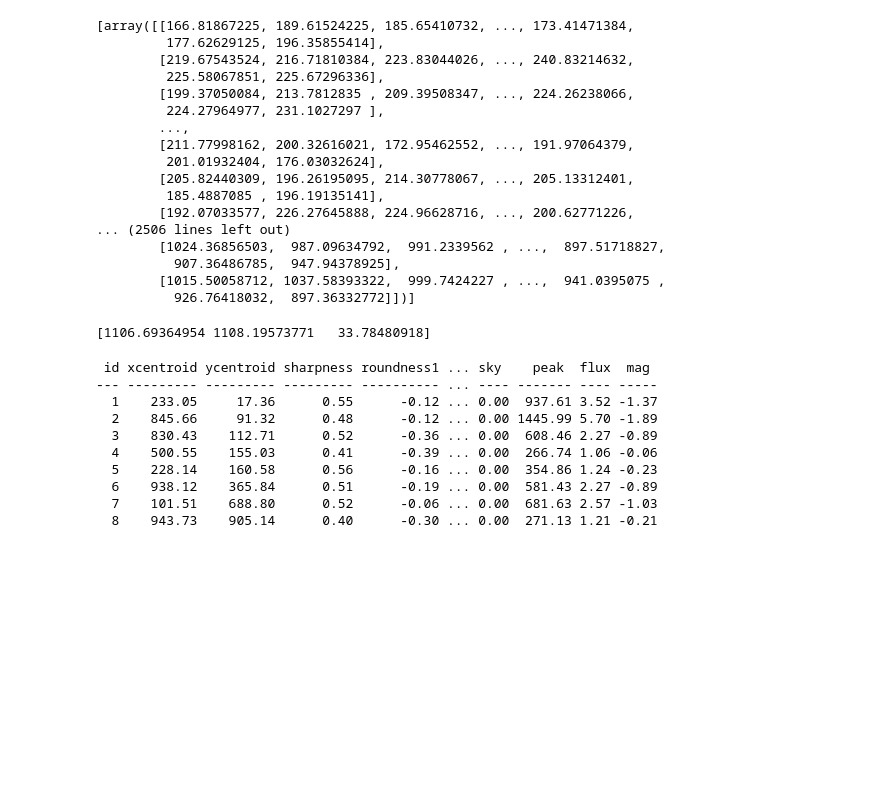
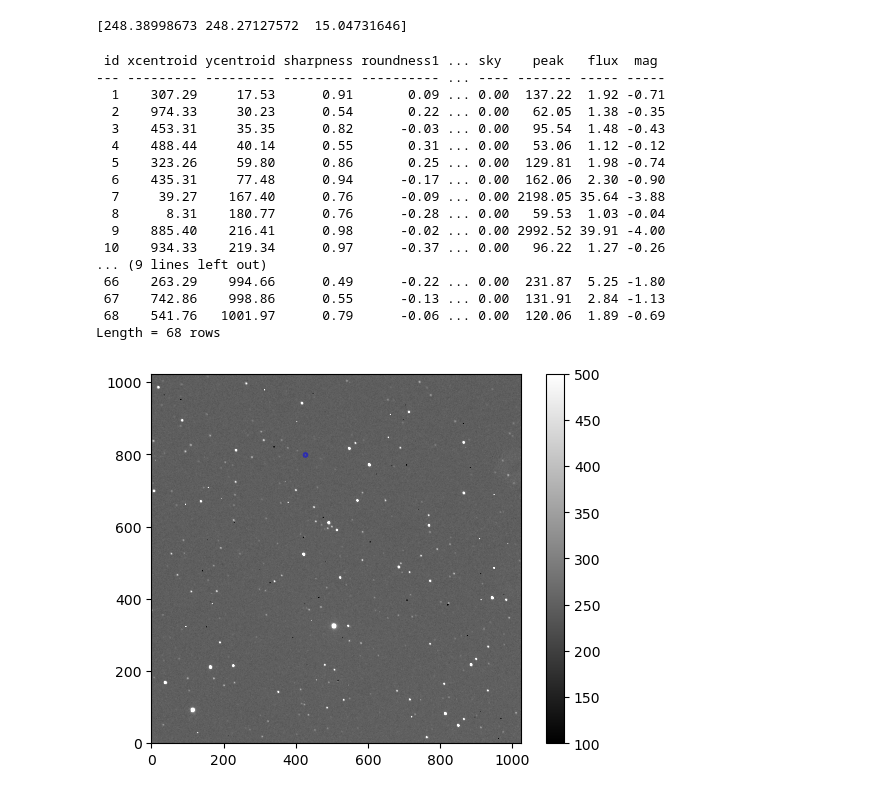
Before and after one commit to Zhengjingyi0823/AST443-Group5, a Jupyter notebook: AST443 Lab2.ipynb, the cells around one changed output. Saved outputs shown, nothing was run; the diff lists cells and outputs as text; code cells hidden in the pictures; blank space fills up the shorter version.

```diff
--- a/AST443 Lab2.ipynb
+++ b/AST443 Lab2.ipynb
@@ -105,45 +129,35 @@ for i in range(194):
-# %%
-calibrated_science
-# %% [output]
-[array([[166.81867225, 189.61524225, 185.65410732, ..., 173.41471384,
-         177.62629125, 196.35855414],
-        [219.67543524, 216.71810384, 223.83044026, ..., 240.83214632,
-         225.58067851, 225.67296336],
-        [199.37050084, 213.7812835 , 209.39508347, ..., 224.26238066,
-         224.27964977, 231.1027297 ],
-        ...,
-        [211.77998162, 200.32616021, 172.95462552, ..., 191.97064379,
-         201.01932404, 176.03032624],
-        [205.82440309, 196.26195095, 214.30778067, ..., 205.13312401,
-         185.4887085 , 196.19135141],
-        [192.07033577, 226.27645888, 224.96628716, ..., 200.62771226,
-... (2506 lines left out)
-        [1024.36856503,  987.09634792,  991.2339562 , ...,  897.51718827,
-          907.36486785,  947.94378925],
-        [1015.50058712, 1037.58393322,  999.7424227 , ...,  941.0395075 ,
-          926.76418032,  897.36332772]])]
 # %%
-data = fits.getdata(f'{ownerpath}/Lab 2/Subtracted Transient(withflat)/HAT_P_16_VISIBLE_LIGHT_20S_.0.fits')
-mean, median, std = sigma_clipped_stats(data, sigma=3.0)
-print(np.array((mean, median, std)))
+# data = fits.getdata(f'{ownerpath}/Lab 2/Subtracted Transient(withflat)/HAT_P_16_VISIBLE_LIGHT_20S_.0.fits')
+# mean, median, std = sigma_clipped_stats(data, sigma=3.0)
+# print(np.array((mean, median, std)))
-# %% [output]
-[1106.69364954 1108.19573771   33.78480918]
+# %%
+mean, median, std = sigma_clipped_stats(calibrated_science_withflat[0], sigma=3.0)
+print(np.array((mean, median, std)))
+# %% [output]
+[248.38998673 248.27127572  15.04731646]
 # %%
-daofind = DAOStarFinder(fwhm=5.0, threshold=10.*std)
-sources = daofind(data - median)
+daofind = DAOStarFinder(fwhm=10.0, threshold=10.*std)
+sources = daofind(calibrated_science_withflat[0] - median)
 for col in sources.colnames:
     if col not in ('id', 'npix'):
         sources[col].info.format = '%.2f'
 sources.pprint(max_width=76)
-sources.write(f'{ownerpath}/Lab 2/Subtracted Transient(withflat)/sources.txt', format='ascii', overwrite=True)
+sources.write(f'{ownerpath}/Lab 2/Calibrated Transient(withflat)/sources.txt', format='ascii', overwrite=True)
 # %% [output]
- id xcentroid ycentroid sharpness roundness1 ... sky    peak  flux  mag
---- --------- --------- --------- ---------- ... ---- ------- ---- -----
-  1    233.05     17.36      0.55      -0.12 ... 0.00  937.61 3.52 -1.37
-  2    845.66     91.32      0.48      -0.12 ... 0.00 1445.99 5.70 -1.89
-  3    830.43    112.71      0.52      -0.36 ... 0.00  608.46 2.27 -0.89
-  4    500.55    155.03      0.41      -0.39 ... 0.00  266.74 1.06 -0.06
-  5    228.14    160.58      0.56      -0.16 ... 0.00  354.86 1.24 -0.23
-  6    938.12    365.84      0.51      -0.19 ... 0.00  581.43 2.27 -0.89
-  7    101.51    688.80      0.52      -0.06 ... 0.00  681.63 2.57 -1.03
-  8    943.73    905.14      0.40      -0.30 ... 0.00  271.13 1.21 -0.21
+ id xcentroid ycentroid sharpness roundness1 ... sky    peak   flux  mag
+--- --------- --------- --------- ---------- ... ---- ------- ----- -----
+  1    307.29     17.53      0.91       0.09 ... 0.00  137.22  1.92 -0.71
+  2    974.33     30.23      0.54       0.22 ... 0.00   62.05  1.38 -0.35
+  3    453.31     35.35      0.82      -0.03 ... 0.00   95.54  1.48 -0.43
+  4    488.44     40.14      0.55       0.31 ... 0.00   53.06  1.12 -0.12
+  5    323.26     59.80      0.86       0.25 ... 0.00  129.81  1.98 -0.74
+  6    435.31     77.48      0.94      -0.17 ... 0.00  162.06  2.30 -0.90
+  7     39.27    167.40      0.76      -0.09 ... 0.00 2198.05 35.64 -3.88
+  8      8.31    180.77      0.76      -0.28 ... 0.00   59.53  1.03 -0.04
+  9    885.40    216.41      0.98      -0.02 ... 0.00 2992.52 39.91 -4.00
+ 10    934.33    219.34      0.97      -0.37 ... 0.00   96.22  1.27 -0.26
+... (9 lines left out)
+ 66    263.29    994.66      0.49      -0.22 ... 0.00  231.87  5.25 -1.80
+ 67    742.86    998.86      0.55      -0.13 ... 0.00  131.91  2.84 -1.13
+ 68    541.76   1001.97      0.79      -0.06 ... 0.00  120.06  1.89 -0.69
+Length = 68 rows
@@ -150,2 +166,14 @@ sources.write(f'{ownerpath}/Lab 2/Subtracted Transient(withflat)/sources.txt', f
+# %%
+norm = simple_norm(calibrated_science_withflat[0], 'sqrt')
+
+positions = np.transpose((426.9475, 798.2625))
+apertures = CircularAperture(positions, r=5.0)
+
+plt.imshow(calibrated_science_withflat[0], cmap='gray', origin='lower', vmin=100, vmax=500)
+apertures.plot(color='blue', lw=1.5, alpha=0.5)
+plt.colorbar()
+plt.show()
+# %% [output]
+[figure, added]
 # %%
 positions = np.transpose((sources['xcentroid'], sources['ycentroid']))
```
Also changed, not shown: parts of 21 cells of this notebook.
